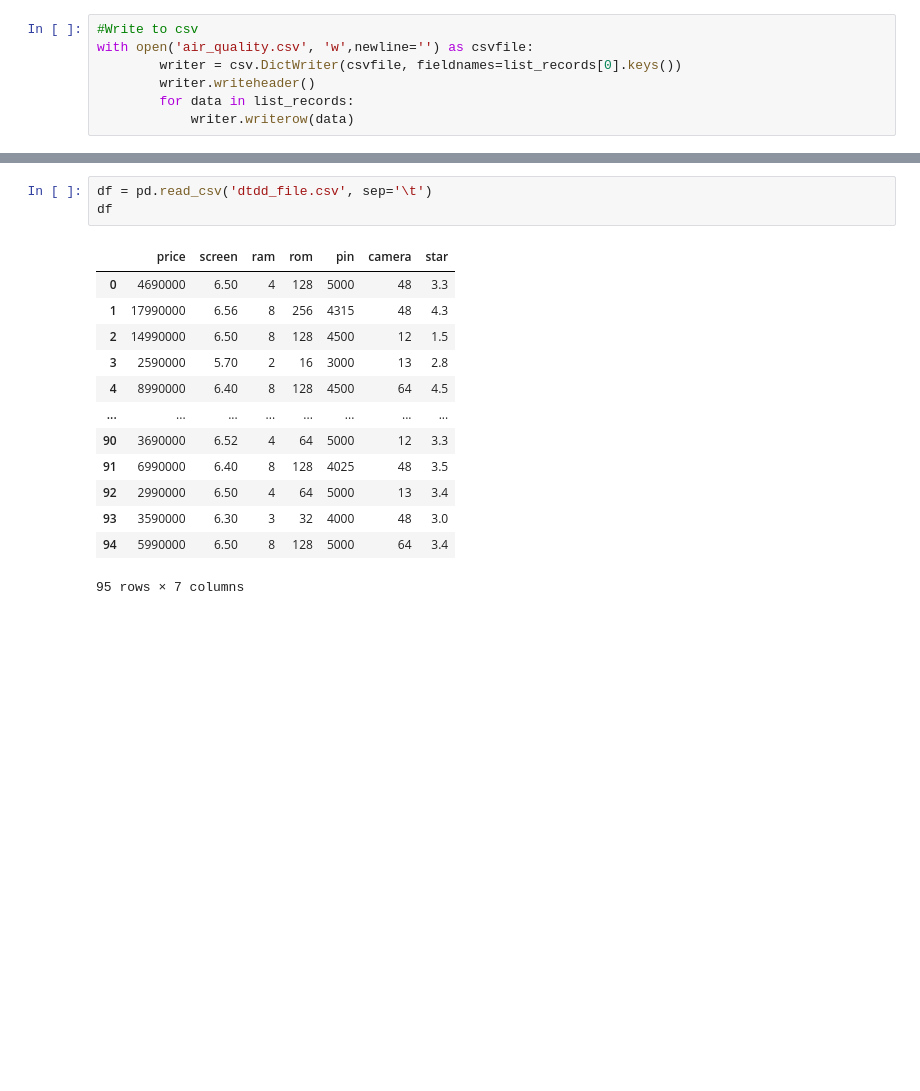
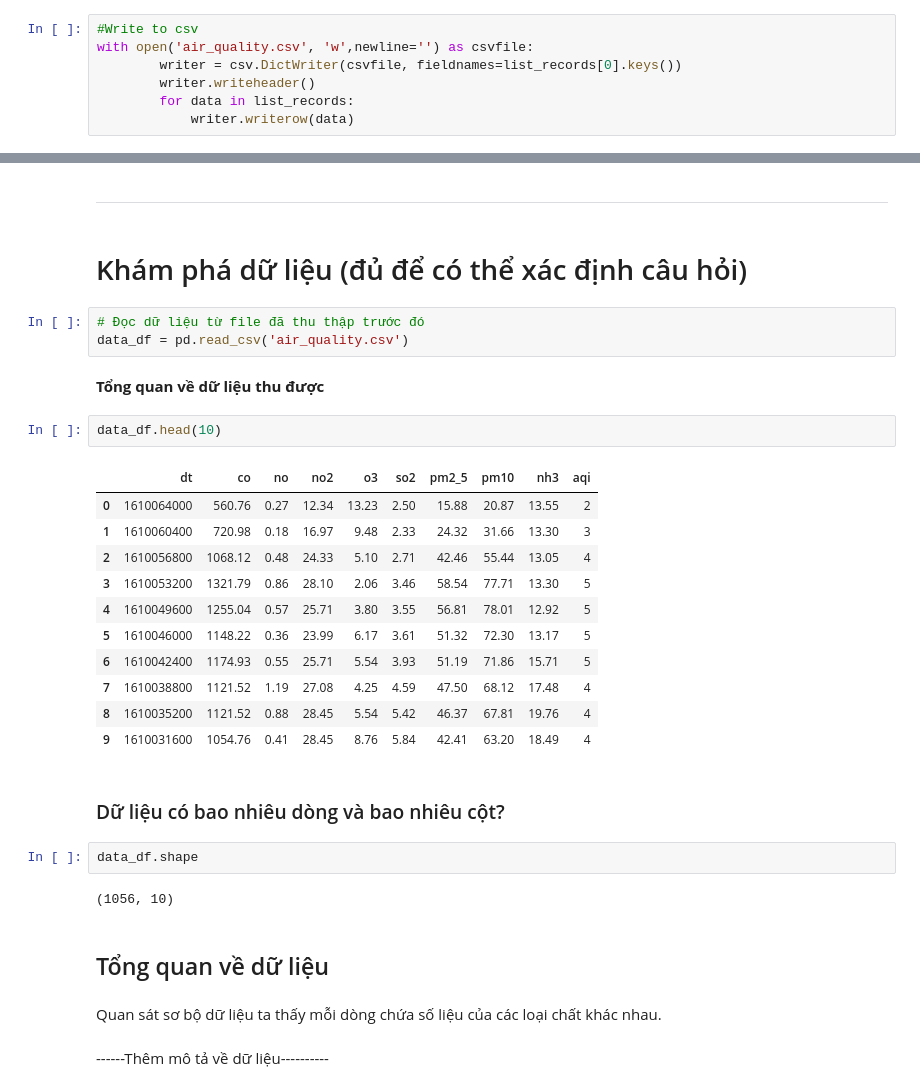
Before and after one commit to JustKidding2K/Data-science-Final-project, a Jupyter notebook: Final_project.ipynb, the cells around one changed output, grey strips where cells are left out. Saved outputs shown, nothing was run; the diff lists cells and outputs as text; blank space fills up the shorter version.

```diff
--- a/Final_project.ipynb
+++ b/Final_project.ipynb
@@ -365,17 +107,35 @@ fw.close()
-# %%
-df = pd.read_csv('dtdd_file.csv', sep='\t')
-df
-# %% [output]
-|  | price | screen | ram | rom | pin | camera | star |
-| 0 | 4690000 | 6.50 | 4 | 128 | 5000 | 48 | 3.3 |
-| 1 | 17990000 | 6.56 | 8 | 256 | 4315 | 48 | 4.3 |
-| 2 | 14990000 | 6.50 | 8 | 128 | 4500 | 12 | 1.5 |
-| 3 | 2590000 | 5.70 | 2 | 16 | 3000 | 13 | 2.8 |
-| 4 | 8990000 | 6.40 | 8 | 128 | 4500 | 64 | 4.5 |
-| ... | ... | ... | ... | ... | ... | ... | ... |
-| 90 | 3690000 | 6.52 | 4 | 64 | 5000 | 12 | 3.3 |
-| 91 | 6990000 | 6.40 | 8 | 128 | 4025 | 48 | 3.5 |
-| 92 | 2990000 | 6.50 | 4 | 64 | 5000 | 13 | 3.4 |
-| 93 | 3590000 | 6.30 | 3 | 32 | 4000 | 48 | 3.0 |
-| 94 | 5990000 | 6.50 | 8 | 128 | 5000 | 64 | 3.4 |
-95 rows × 7 columns
+# %% [markdown]
+---
+# %% [markdown]
+# Khám phá dữ liệu (đủ để có thể xác định câu hỏi)
+# %%
+# Đọc dữ liệu từ file đã thu thập trước đó
+data_df = pd.read_csv('air_quality.csv')
+# %% [markdown]
+**Tổng quan về dữ liệu thu được**
+# %%
+data_df.head(10)
+# %% [output]
+|  | dt | co | no | no2 | o3 | so2 | pm2_5 | pm10 | nh3 | aqi |
+| 0 | 1610064000 | 560.76 | 0.27 | 12.34 | 13.23 | 2.50 | 15.88 | 20.87 | 13.55 | 2 |
+| 1 | 1610060400 | 720.98 | 0.18 | 16.97 | 9.48 | 2.33 | 24.32 | 31.66 | 13.30 | 3 |
+| 2 | 1610056800 | 1068.12 | 0.48 | 24.33 | 5.10 | 2.71 | 42.46 | 55.44 | 13.05 | 4 |
+| 3 | 1610053200 | 1321.79 | 0.86 | 28.10 | 2.06 | 3.46 | 58.54 | 77.71 | 13.30 | 5 |
+| 4 | 1610049600 | 1255.04 | 0.57 | 25.71 | 3.80 | 3.55 | 56.81 | 78.01 | 12.92 | 5 |
+| 5 | 1610046000 | 1148.22 | 0.36 | 23.99 | 6.17 | 3.61 | 51.32 | 72.30 | 13.17 | 5 |
+| 6 | 1610042400 | 1174.93 | 0.55 | 25.71 | 5.54 | 3.93 | 51.19 | 71.86 | 15.71 | 5 |
+| 7 | 1610038800 | 1121.52 | 1.19 | 27.08 | 4.25 | 4.59 | 47.50 | 68.12 | 17.48 | 4 |
+| 8 | 1610035200 | 1121.52 | 0.88 | 28.45 | 5.54 | 5.42 | 46.37 | 67.81 | 19.76 | 4 |
+| 9 | 1610031600 | 1054.76 | 0.41 | 28.45 | 8.76 | 5.84 | 42.41 | 63.20 | 18.49 | 4 |
+# %% [markdown]
+### Dữ liệu có bao nhiêu dòng và bao nhiêu cột?
+# %%
+data_df.shape
+# %% [output]
+(1056, 10)
+# %% [markdown]
+## Tổng quan về dữ liệu
+# %% [markdown]
+Quan sát sơ bộ dữ liệu ta thấy mỗi dòng chứa số liệu của các loại chất khác nhau.
+# %% [markdown]
+------Thêm mô tả về dữ liệu----------
```
Also changed, not shown: parts of 86 cells of this notebook, 1 other file.
